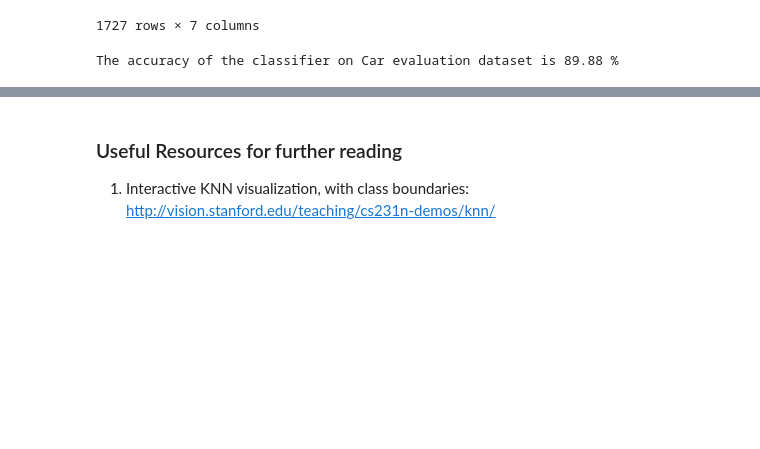
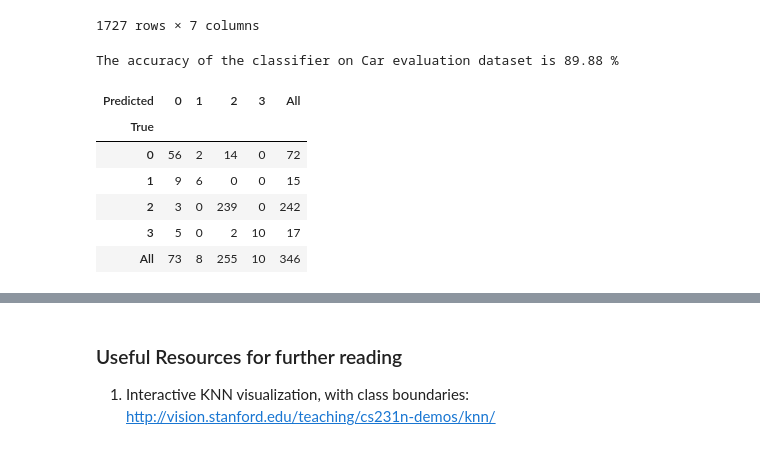
Before and after one commit to kowsiknd/FMML-Labs, a Jupyter notebook: FMML_CLF1_Lab2.ipynb, the cells around one changed output, grey strips where cells are left out. Drawn from its saved outputs; the diff is of its cells as text; code cells hidden in the pictures; blank space fills up the shorter version.

```diff
--- a/FMML_CLF1_Lab2.ipynb
+++ b/FMML_CLF1_Lab2.ipynb
@@ -497,6 +549,15 @@ The accuracy of the classifier on Car evaluation dataset is 89.88 %
 # %%
 ## TASK-3
 ## Plot a Confusion Matrix for the results of the Car evaluation dataset
+pd.crosstab(y_test, predictions, rownames=['True'], colnames=['Predicted'], margins=True)
+# %% [output]
+| Predicted | 0 | 1 | 2 | 3 | All |
+| True |  |  |  |  |  |
+| 0 | 56 | 2 | 14 | 0 | 72 |
+| 1 | 9 | 6 | 0 | 0 | 15 |
+| 2 | 3 | 0 | 239 | 0 | 242 |
+| 3 | 5 | 0 | 2 | 10 | 17 |
+| All | 73 | 8 | 255 | 10 | 346 |
 # %%
 ## TASK-4
 ## Print a Classification Report for the results of the Car evaluation dataset
```
Also changed, not shown: parts of 6 cells of this notebook.
